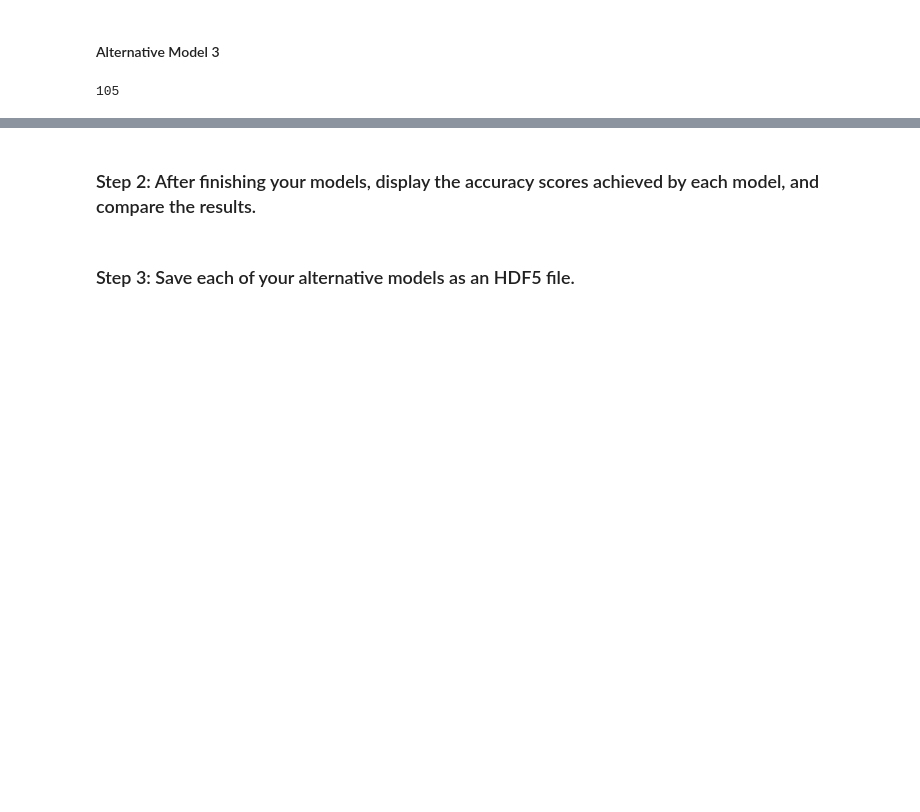
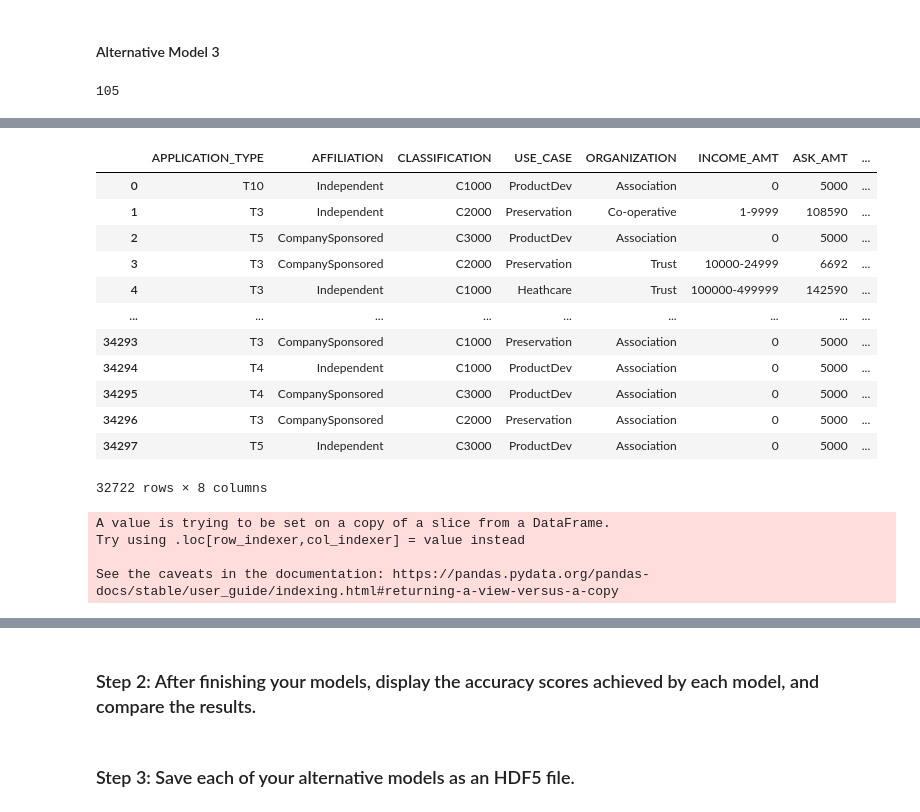
Before and after one commit to phodsman/Venture-Capital-Neural-Network-Classifier, a Jupyter notebook: venture_funding_with_deep_learning.ipynb, the cells around one changed output, grey strips where cells are left out. Saved outputs shown, nothing was run; the diff lists cells and outputs as text; code cells hidden in the pictures; blank space fills up the shorter version.

Commit message:
added code for a fourth try. this one eliminates all funding requests for over a million dollars

```diff
--- a/venture_funding_with_deep_learning.ipynb
+++ b/venture_funding_with_deep_learning.ipynb
@@ -939,0 +944,3 @@ Epoch 50/50
+# %%
+# remove STATUS and SPECIAL_CONSIDERATIONS columns, as they appear to have all the same value in them.
+applicant_data_df_a2 = applicant_data_df.drop(columns=["STATUS", "SPECIAL_CONSIDERATIONS"])
@@ -939,0 +963,27 @@ Epoch 50/50
+# %%
+# drop all rows with funding requests over $1,000,000
+small_funding_df = applicant_data_df_a2.loc[(applicant_data_df_a2["ASK_AMT"] <= 1000000)]
+# %%
+small_funding_df
+# %% [output]
+|  | APPLICATION_TYPE | AFFILIATION | CLASSIFICATION | USE_CASE | ORGANIZATION | INCOME_AMT | ASK_AMT | ... |
+| 0 | T10 | Independent | C1000 | ProductDev | Association | 0 | 5000 | ... |
+| 1 | T3 | Independent | C2000 | Preservation | Co-operative | 1-9999 | 108590 | ... |
+| 2 | T5 | CompanySponsored | C3000 | ProductDev | Association | 0 | 5000 | ... |
+| 3 | T3 | CompanySponsored | C2000 | Preservation | Trust | 10000-24999 | 6692 | ... |
+| 4 | T3 | Independent | C1000 | Heathcare | Trust | 100000-499999 | 142590 | ... |
+| ... | ... | ... | ... | ... | ... | ... | ... | ... |
+| 34293 | T3 | CompanySponsored | C1000 | Preservation | Association | 0 | 5000 | ... |
+| 34294 | T4 | Independent | C1000 | ProductDev | Association | 0 | 5000 | ... |
+| 34295 | T4 | CompanySponsored | C3000 | ProductDev | Association | 0 | 5000 | ... |
+| 34296 | T3 | CompanySponsored | C2000 | Preservation | Association | 0 | 5000 | ... |
+| 34297 | T5 | Independent | C3000 | ProductDev | Association | 0 | 5000 | ... |
+32722 rows × 8 columns
+# %%
+# apply natural log scale to ASK_AMT
+small_funding_df["ASK_AMT"]=np.log(small_funding_df["ASK_AMT"])
+# %% [output]
+A value is trying to be set on a copy of a slice from a DataFrame.
+Try using .loc[row_indexer,col_indexer] = value instead
+
+See the caveats in the documentation: https://pandas.pydata.org/pandas-docs/stable/user_guide/indexing.html#returning-a-view-versus-a-copy
```
Also changed, not shown: parts of 31 cells of this notebook, 1 other file.
